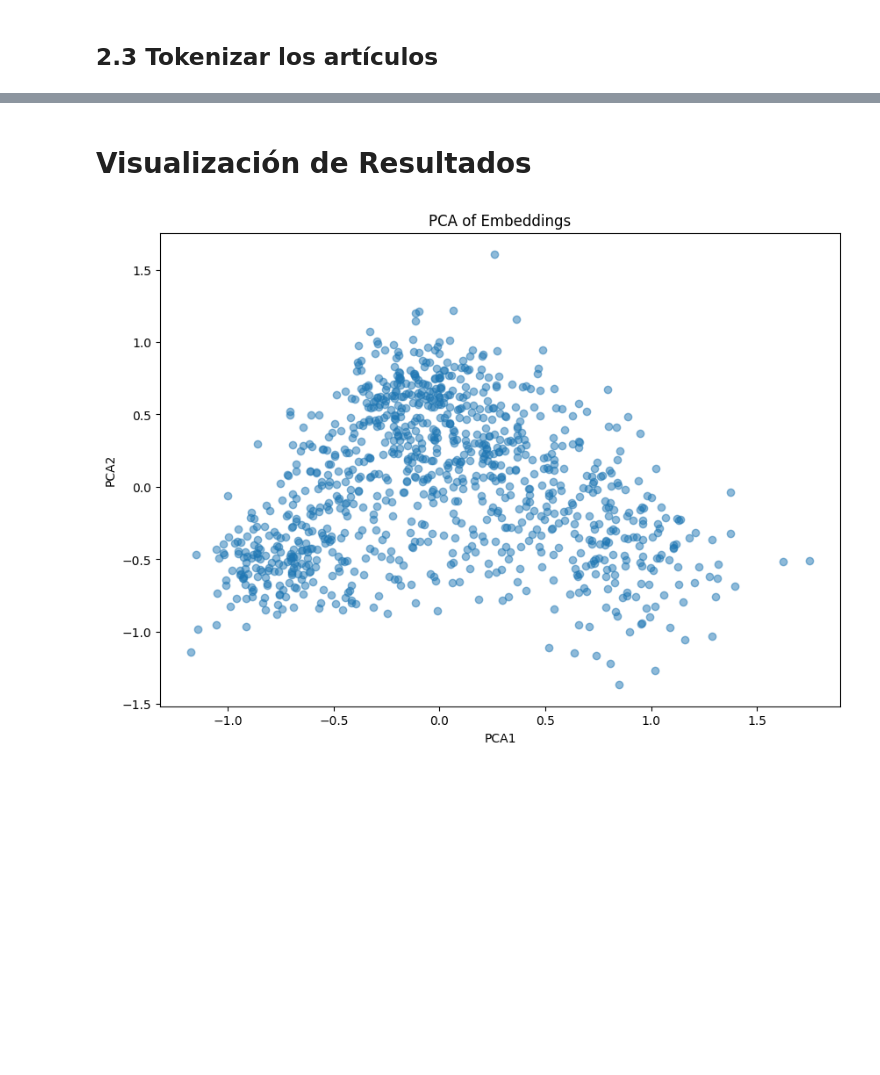
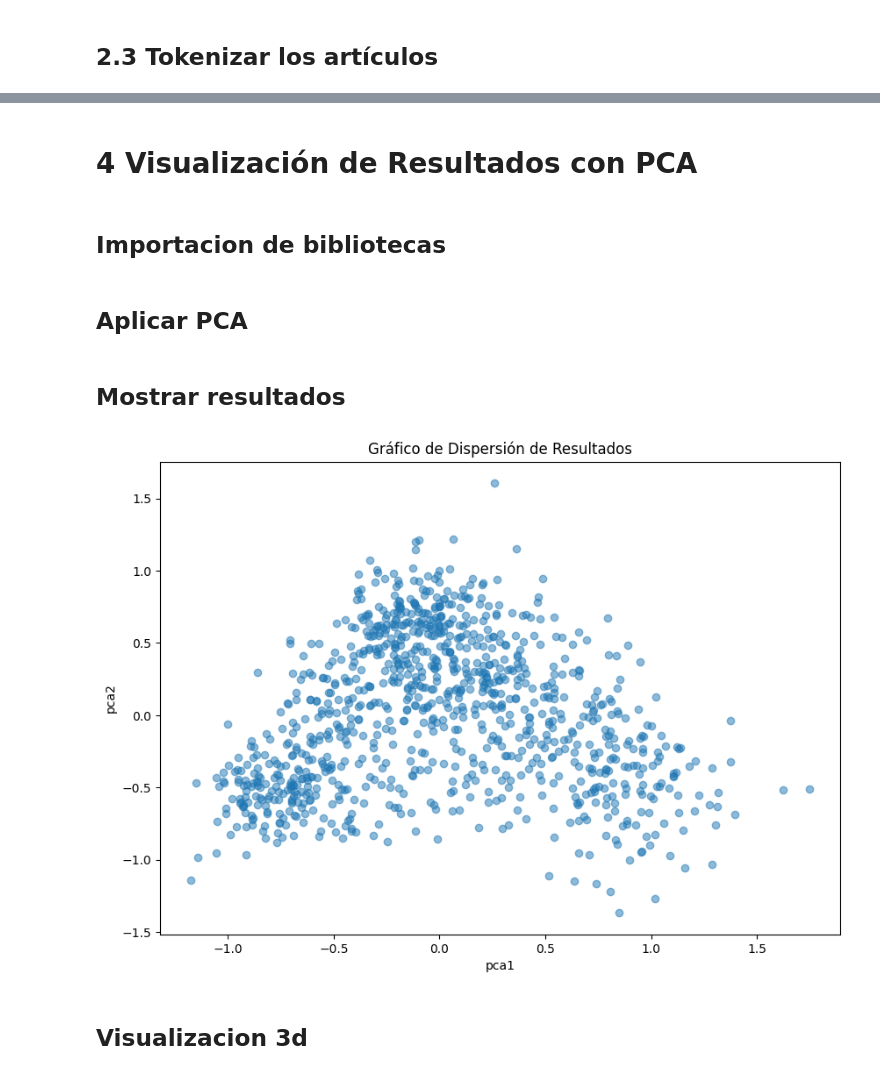
Before and after one commit to JoseADios/SemanticSearchPython, a Jupyter notebook: SemanticSearch.ipynb, the cells around one changed output, grey strips where cells are left out. Cells and saved outputs as stored; diff of their text form; code cells hidden in the pictures; blank space fills up the shorter version.

```diff
--- a/SemanticSearch.ipynb
+++ b/SemanticSearch.ipynb
@@ -233,0 +278,3 @@ results
+# %%
+resultados = busqueda_faiss("machine learning in healthcare", df)
+resultados
@@ -234,5 +293,7 @@ results
 # %% [markdown]
-# Visualización de Resultados
+# 4 Visualización de Resultados con PCA
+# %% [markdown]
+## Importacion de bibliotecas
 # %%
 import pandas as pd
 import numpy as np
@@ -244,6 +305,8 @@ df = pd.read_pickle('arxiv_embeddings.pkl')
 
 # Asegurarse de que los embeddings son arrays de una dimensión
 df['embeddings'] = df['embeddings'].apply(np.array)
+# %% [markdown]
+## Aplicar PCA
 # %%
 # Extraer los embeddings
 embeddings = np.array(df['embeddings'].tolist())
@@ -255,13 +318,30 @@ embeddings_pca = pca.fit_transform(embeddings)
 # Agregar los resultados de PCA al DataFrame
 df['pca1'] = embeddings_pca[:, 0]
 df['pca2'] = embeddings_pca[:, 1]
-# %%
-# Visualización 2D
-plt.figure(figsize=(10, 7))
-plt.scatter(df['pca1'], df['pca2'], alpha=0.5)
-plt.title('PCA of Embeddings')
-plt.xlabel('PCA1')
-plt.ylabel('PCA2')
-plt.show()
-# %% [output]
-[figure, removed]
+# %% [markdown]
+## Mostrar resultados
+# %%
+import matplotlib.pyplot as plt
+
+def visualizar_resultados_2d(resultados, columna_x, columna_y):
+  """
+  Visualiza resultados en un gráfico de dispersión 2D.
+
+  Args:
+    resultados: DataFrame con los resultados.
+    columna_x: Nombre de la columna para el eje x.
+    columna_y: Nombre de la columna para el eje y.
+  """
+  plt.figure(figsize=(10, 7))
+  plt.scatter(resultados[columna_x], resultados[columna_y], alpha=0.5)
+  plt.title('Gráfico de Dispersión de Resultados')
+  plt.xlabel(columna_x)
+  plt.ylabel(columna_y)
+  plt.show()
+# %%
+# Ejemplo de uso para la función 2D
+visualizar_resultados_2d(df, 'pca1', 'pca2')
+# %% [output]
+[figure, added]
+# %% [markdown]
+## Visualizacion 3d
```
Also changed, not shown: parts of 32 cells of this notebook.
